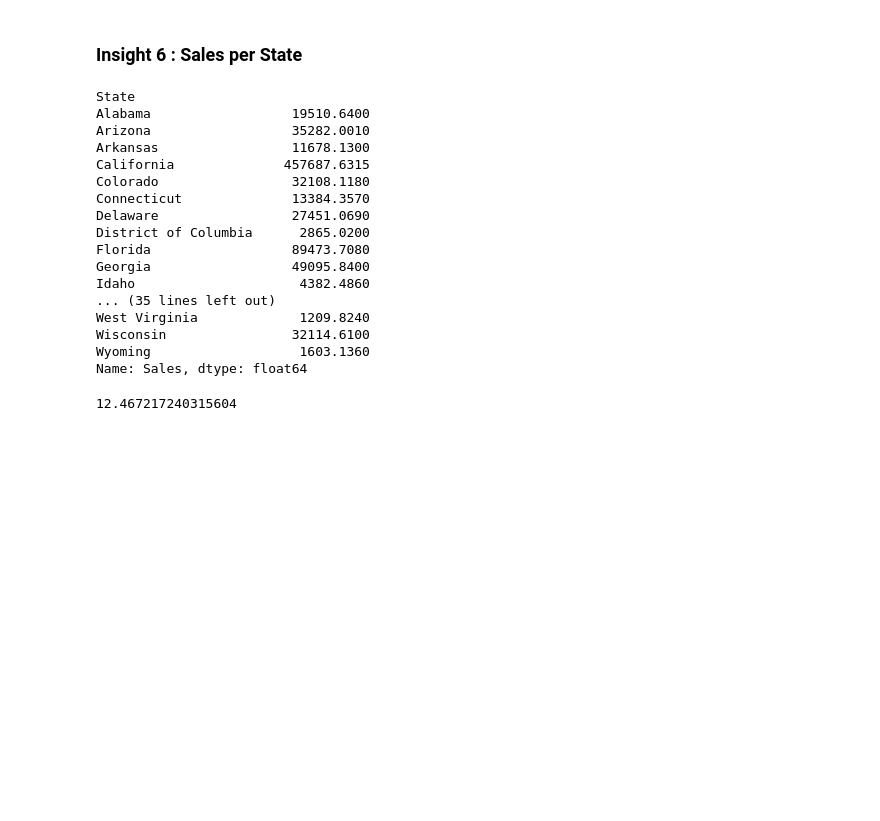
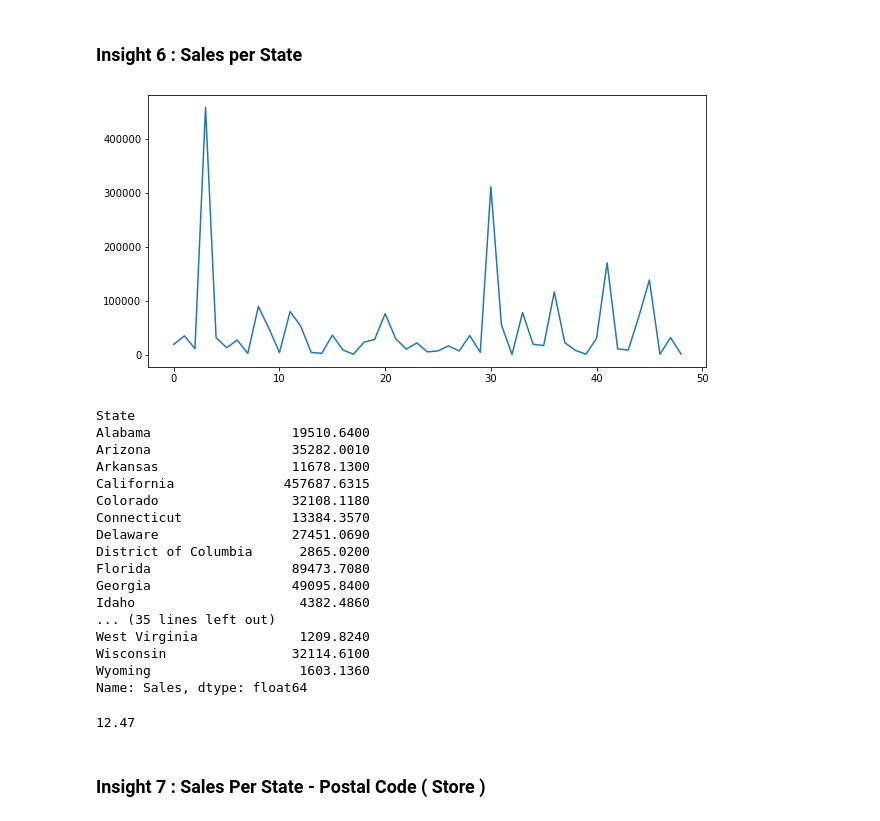
Before and after one commit to KhalidBagha/Sales-Analysis, a Jupyter notebook: Sales Analysis.ipynb, the cells around one changed output. Saved outputs shown, nothing was run; the diff lists cells and outputs as text; code cells hidden in the pictures; blank space fills up the shorter version.

```diff
--- a/Sales Analysis.ipynb
+++ b/Sales Analysis.ipynb
@@ -73,30 +135,36 @@ LeastSold
 | OFF-AR-10003986 | Avery Hi-Liter Pen Style Six-Colo... | 7.700 |
 # %% [markdown]
 ### Insight 6 : Sales per State
-# %%
-#sales per state
-data.groupby("State")["Sales"].sum()
-# %% [output]
-State
-Alabama                  19510.6400
-Arizona                  35282.0010
-Arkansas                 11678.1300
-California              457687.6315
-Colorado                 32108.1180
-Connecticut              13384.3570
-Delaware                 27451.0690
-District of Columbia      2865.0200
-Florida                  89473.7080
-Georgia                  49095.8400
-Idaho                     4382.4860
-... (35 lines left out)
-West Virginia             1209.8240
-Wisconsin                32114.6100
-Wyoming                   1603.1360
-Name: Sales, dtype: float64
+# %%
+# sales per state
+plt.figure(figsize=(10,5))
+plt.plot(list(x for x in range(49)),data.groupby("State")["Sales"].sum())
+plt.show()
+data.groupby("State")["Sales"].sum()
+# %% [output]
+[figure, added]
+State
+Alabama                  19510.6400
+Arizona                  35282.0010
+Arkansas                 11678.1300
+California              457687.6315
+Colorado                 32108.1180
+Connecticut              13384.3570
+Delaware                 27451.0690
+District of Columbia      2865.0200
+Florida                  89473.7080
+Georgia                  49095.8400
+Idaho                     4382.4860
+... (35 lines left out)
+West Virginia             1209.8240
+Wisconsin                32114.6100
+Wyoming                   1603.1360
+Name: Sales, dtype: float64
 # %%
 #percentage of profit with over all sale
 
-(data["Profit"].sum()/data["Sales"].sum())*100
+round((data["Profit"].sum()/data["Sales"].sum())*100,2)
 # %% [output]
-12.467217240315604
+12.47
+# %% [markdown]
+### Insight 7 : Sales Per State - Postal Code ( Store )
```
Also changed, not shown: parts of 19 cells of this notebook.
